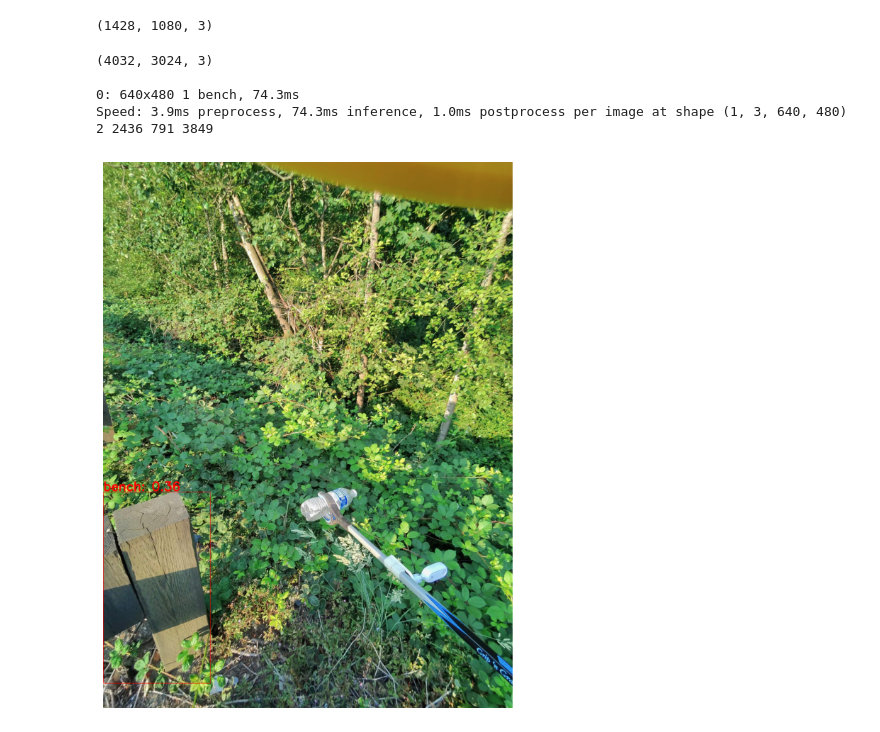
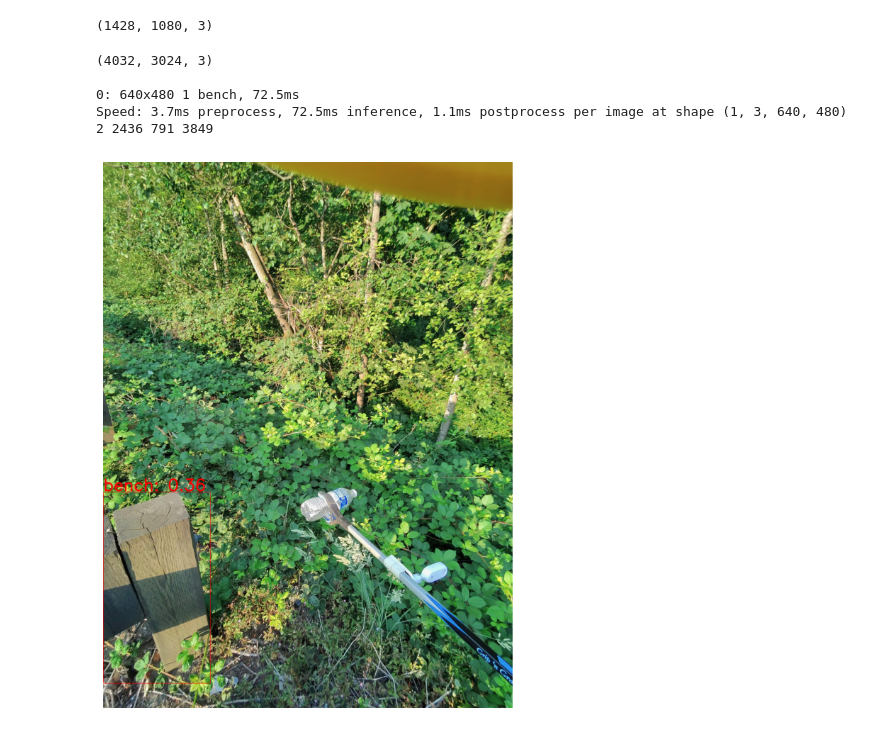
Before and after one commit to yanglinfang/yolov10, a Jupyter notebook: yolov10_lin.ipynb, the cells around one changed output. Cells and saved outputs as stored; diff of their text form; code cells hidden in the pictures.

```diff
--- a/yolov10_lin.ipynb
+++ b/yolov10_lin.ipynb
@@ -105,34 +105,34 @@ def run_inference(image_path):
         for box in result.boxes:
             # Get the bounding box coordinates
             x1, y1, x2, y2 = map(int, box.xyxy[0].cpu().numpy())
             print(f"{x1} {y1} {x2} {y2}")
 
             # Draw the bounding box on the image
             cv2.rectangle(image_rgb, (x1, y1), (x2, y2), (255, 0, 0), 2)  # Red color in RGB
 
             # Get the class label and confidence score
             label = result.names[int(box.cls[0].cpu().numpy())]
             confidence = float(box.conf[0].cpu().numpy())
 
             # Draw the label and confidence score on the image with increased text size
-            font_scale = 3  # Increased from 0.5 to 5 for 10x larger text
+            font_scale = 4  # Increased from 0.5 to 5 for 10x larger text
             thickness = 10  # Increased thickness for better visibility at larger scale
             cv2.putText(image_rgb, f"{label}: {confidence:.2f}", (x1, y1 - 10), cv2.FONT_HERSHEY_SIMPLEX, font_scale, (255, 0, 0), thickness, cv2.LINE_AA)
 
     # Display the image with bounding boxes using Matplotlib
     plt.figure(figsize=(10,10))
     plt.imshow(image_rgb)
     plt.axis('off')
     plt.show()
 
 
 
 # Run the inference
 run_inference(image_path)
 # %% [output]
 (4032, 3024, 3)
 
-0: 640x480 1 bench, 74.3ms
-Speed: 3.9ms preprocess, 74.3ms inference, 1.0ms postprocess per image at shape (1, 3, 640, 480)
+0: 640x480 1 bench, 72.5ms
+Speed: 3.7ms preprocess, 72.5ms inference, 1.1ms postprocess per image at shape (1, 3, 640, 480)
 2 2436 791 3849
-[figure, old version]
+[figure, new version]
```
Also changed, not shown: parts of 1 cell of this notebook, 1 other file.
